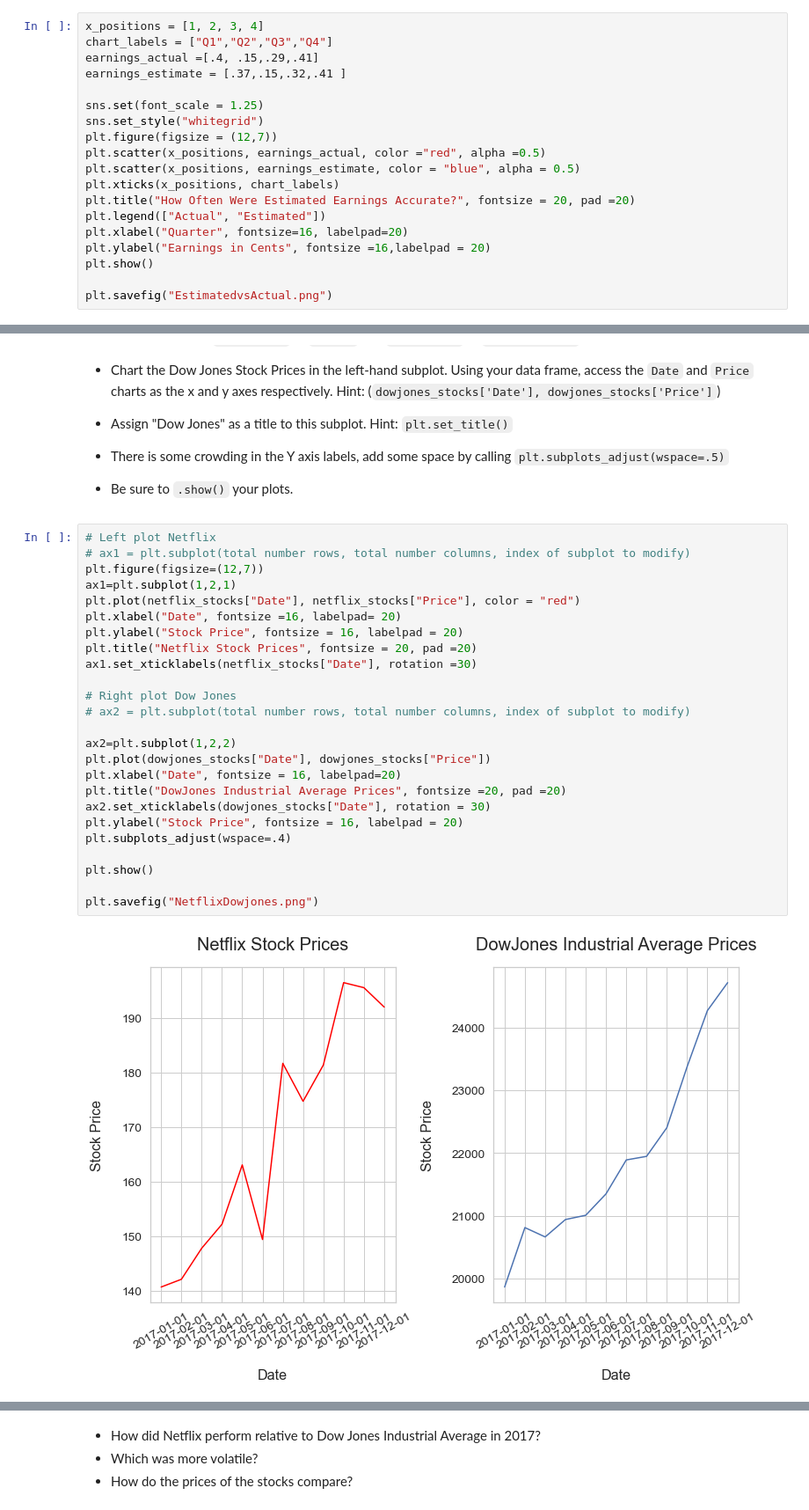
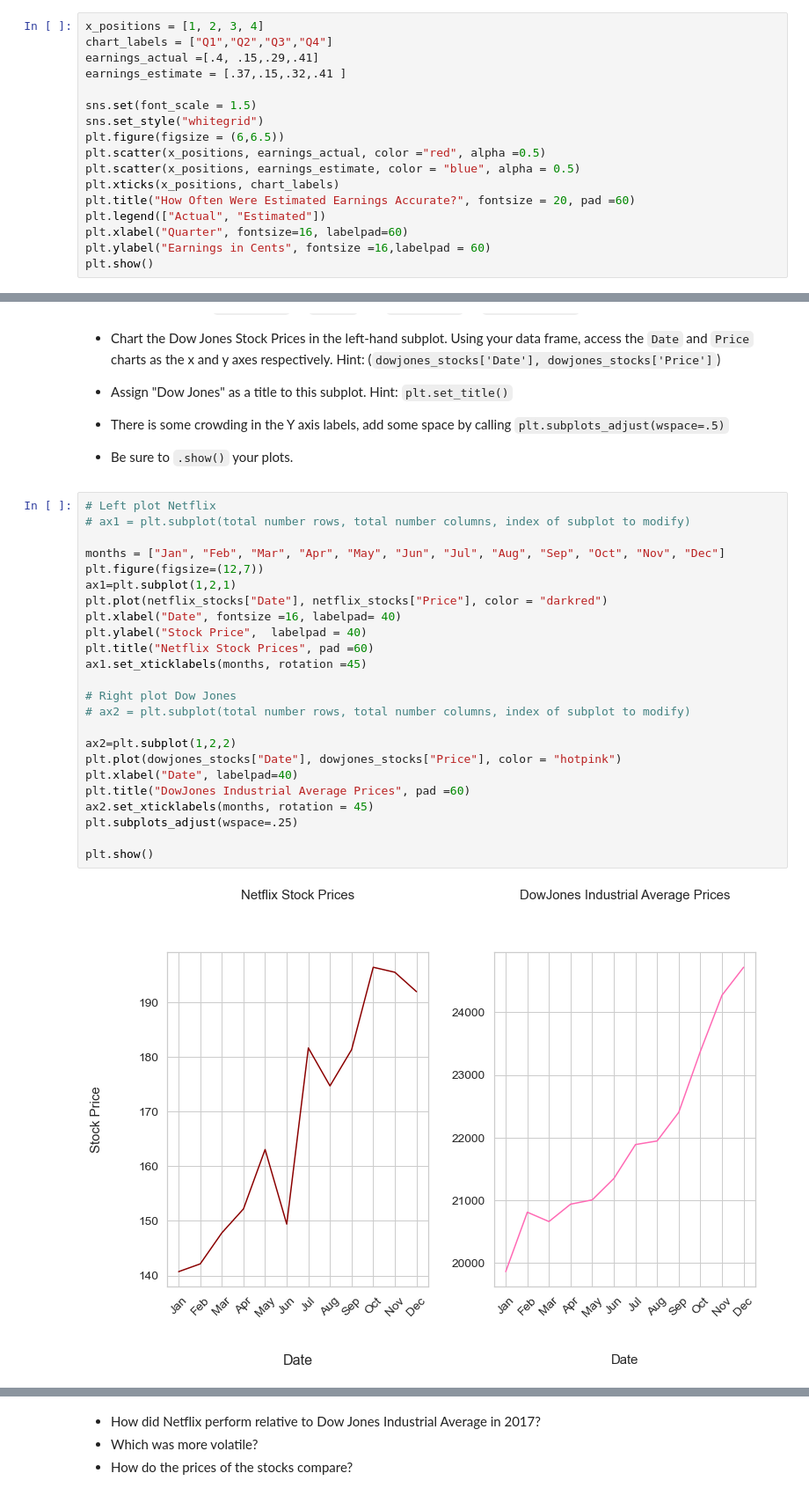
Before and after one commit to Accidental-DBA/Python-SQL, a Jupyter notebook: netflix_visualizations portfolio project code.ipynb, the cells around one changed output, grey strips where cells are left out. Shown: that part at 88% size. Drawn from its saved outputs; the diff is of its cells as text.

```diff
--- a/netflix_visualizations portfolio project code.ipynb
+++ b/netflix_visualizations portfolio project code.ipynb
@@ -268,17 +268,15 @@ chart_labels = ["Q1","Q2","Q3","Q4"]
 earnings_actual =[.4, .15,.29,.41]
 earnings_estimate = [.37,.15,.32,.41 ]
 
-sns.set(font_scale = 1.25)
+sns.set(font_scale = 1.5)
 sns.set_style("whitegrid")
-plt.figure(figsize = (12,7))
+plt.figure(figsize = (6,6.5))
 plt.scatter(x_positions, earnings_actual, color ="red", alpha =0.5)
 plt.scatter(x_positions, earnings_estimate, color = "blue", alpha = 0.5)
 plt.xticks(x_positions, chart_labels)
-plt.title("How Often Were Estimated Earnings Accurate?", fontsize = 20, pad =20)
+plt.title("How Often Were Estimated Earnings Accurate?", fontsize = 20, pad =60)
 plt.legend(["Actual", "Estimated"])
-plt.xlabel("Quarter", fontsize=16, labelpad=20)
-plt.ylabel("Earnings in Cents", fontsize =16,labelpad = 20)
+plt.xlabel("Quarter", fontsize=16, labelpad=60)
+plt.ylabel("Earnings in Cents", fontsize =16,labelpad = 60)
 plt.show()
-
-plt.savefig("EstimatedvsActual.png")
 # %% [output]
@@ -417,28 +399,27 @@ Since `Price` which is the most relevant data is in the Y axis, let's map our su
 # %%
 # Left plot Netflix
 # ax1 = plt.subplot(total number rows, total number columns, index of subplot to modify)
+
+months = ["Jan", "Feb", "Mar", "Apr", "May", "Jun", "Jul", "Aug", "Sep", "Oct", "Nov", "Dec"]
 plt.figure(figsize=(12,7))
 ax1=plt.subplot(1,2,1)
-plt.plot(netflix_stocks["Date"], netflix_stocks["Price"], color = "red")
-plt.xlabel("Date", fontsize =16, labelpad= 20)
-plt.ylabel("Stock Price", fontsize = 16, labelpad = 20)
-plt.title("Netflix Stock Prices", fontsize = 20, pad =20)
-ax1.set_xticklabels(netflix_stocks["Date"], rotation =30)
+plt.plot(netflix_stocks["Date"], netflix_stocks["Price"], color = "darkred")
+plt.xlabel("Date", fontsize =16, labelpad= 40)
+plt.ylabel("Stock Price",  labelpad = 40)
+plt.title("Netflix Stock Prices", pad =60)
+ax1.set_xticklabels(months, rotation =45)
 
 # Right plot Dow Jones
 # ax2 = plt.subplot(total number rows, total number columns, index of subplot to modify)
 
 ax2=plt.subplot(1,2,2)
-plt.plot(dowjones_stocks["Date"], dowjones_stocks["Price"])
-plt.xlabel("Date", fontsize = 16, labelpad=20)
-plt.title("DowJones Industrial Average Prices", fontsize =20, pad =20)
-ax2.set_xticklabels(dowjones_stocks["Date"], rotation = 30)
-plt.ylabel("Stock Price", fontsize = 16, labelpad = 20)
-plt.subplots_adjust(wspace=.4)
+plt.plot(dowjones_stocks["Date"], dowjones_stocks["Price"], color = "hotpink")
+plt.xlabel("Date", labelpad=40)
+plt.title("DowJones Industrial Average Prices", pad =60)
+ax2.set_xticklabels(months, rotation = 45)
+plt.subplots_adjust(wspace=.25)
 
 plt.show()
-
-plt.savefig("NetflixDowjones.png")
 # %% [output]
-[figure, old version]
+[figure, new version]
 <Figure size 432x288 with 0 Axes>
```
Also changed, not shown: parts of 5 cells of this notebook, 14 other files.
